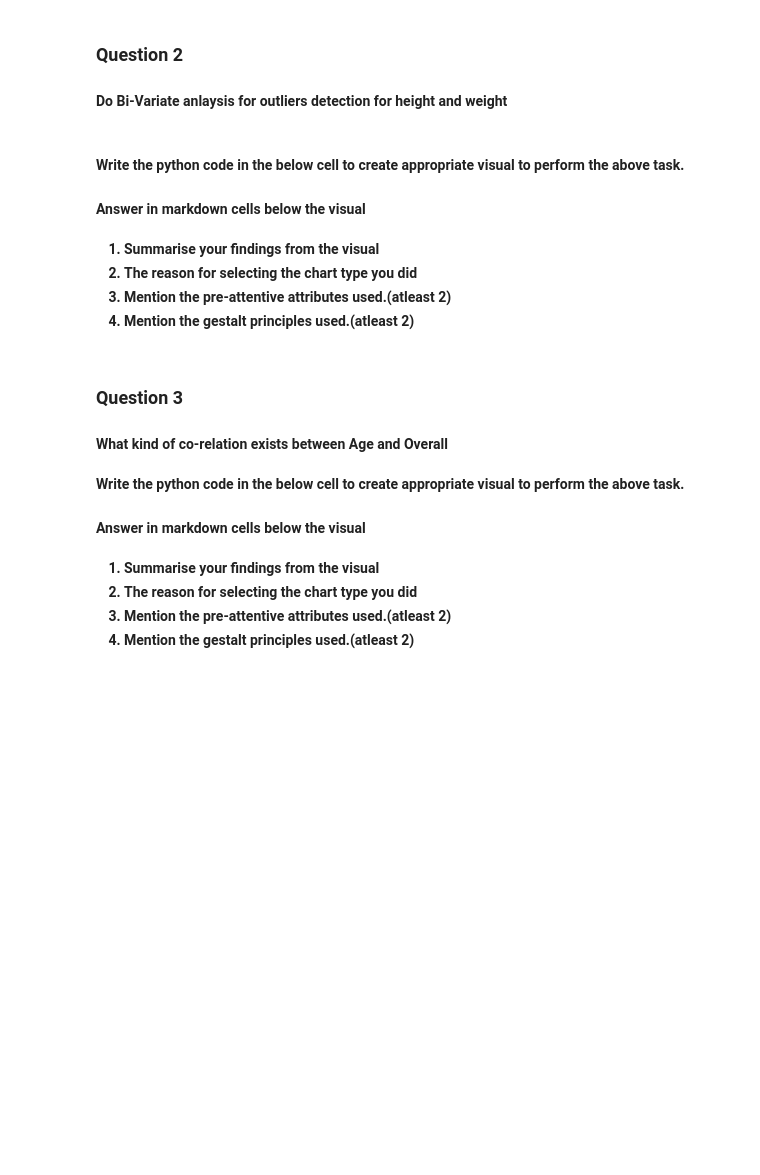
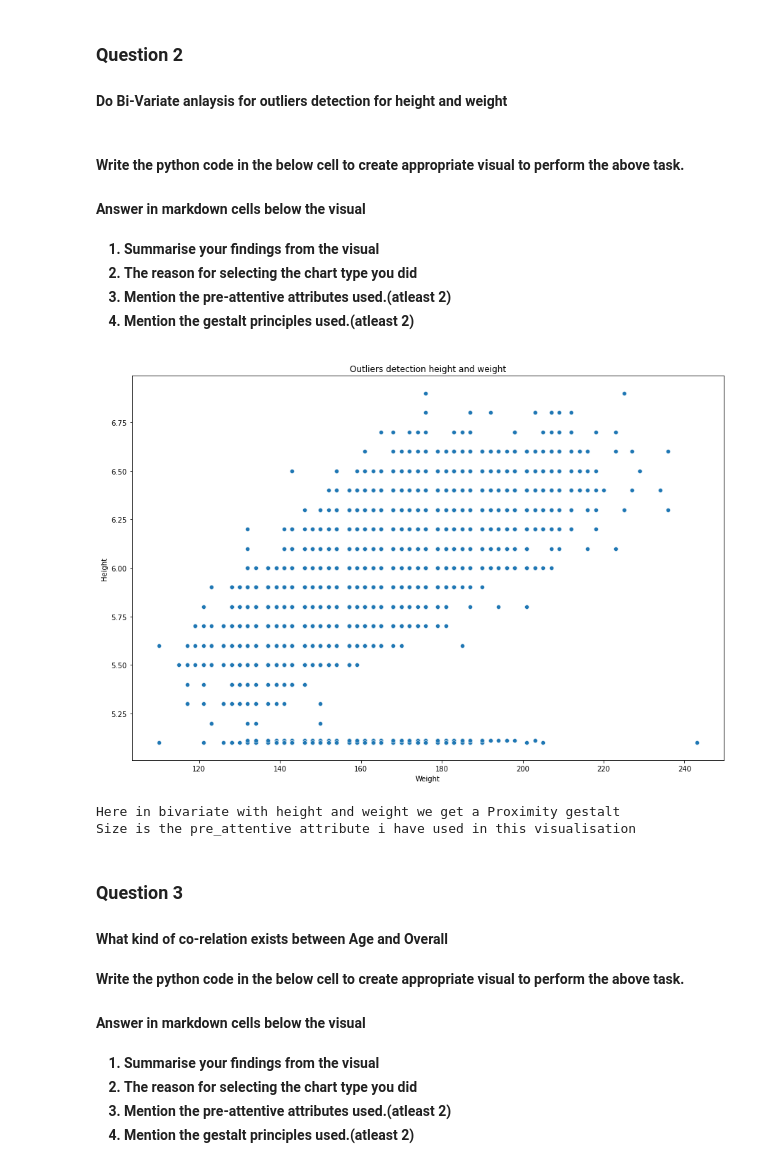
Before and after one commit to dineshbits/goodae_kaggle, a Jupyter notebook: Assignment_1.ipynb, the cells around one changed output. Drawn from its saved outputs; the diff is of its cells as text; code cells hidden in the pictures; blank space fills up the shorter version.

```diff
--- a/Assignment_1.ipynb
+++ b/Assignment_1.ipynb
@@ -77,6 +125,17 @@ df.describe()
     <li>Mention the pre-attentive attributes used.(atleast 2)</li>
     <li>Mention the gestalt principles used.(atleast 2)</li>
 </ol>
+# %%
+plt.figure(figsize=(15, 10))
+plt.title('Outliers detection height and weight')
+sns.scatterplot(x="Weight", y="Height", data=df)
+plt.show()
+print('Here in bivariate with height and weight we get a Proximity gestalt')
+print('Size is the pre_attentive attribute i have used in this visualisation')
+# %% [output]
+[figure, added]
+Here in bivariate with height and weight we get a Proximity gestalt
+Size is the pre_attentive attribute i have used in this visualisation
 # %% [markdown]
 ### Question 3
 <h4>What kind of co-relation exists between Age and Overall
```
Also changed, not shown: parts of 7 cells of this notebook.
